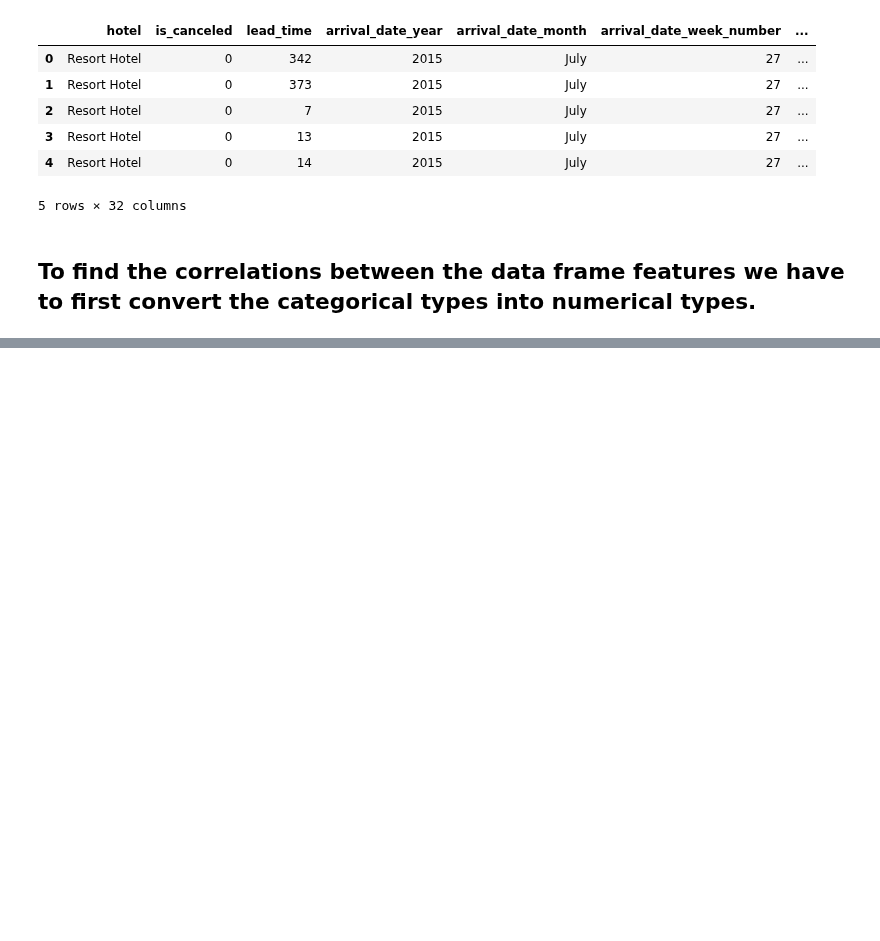
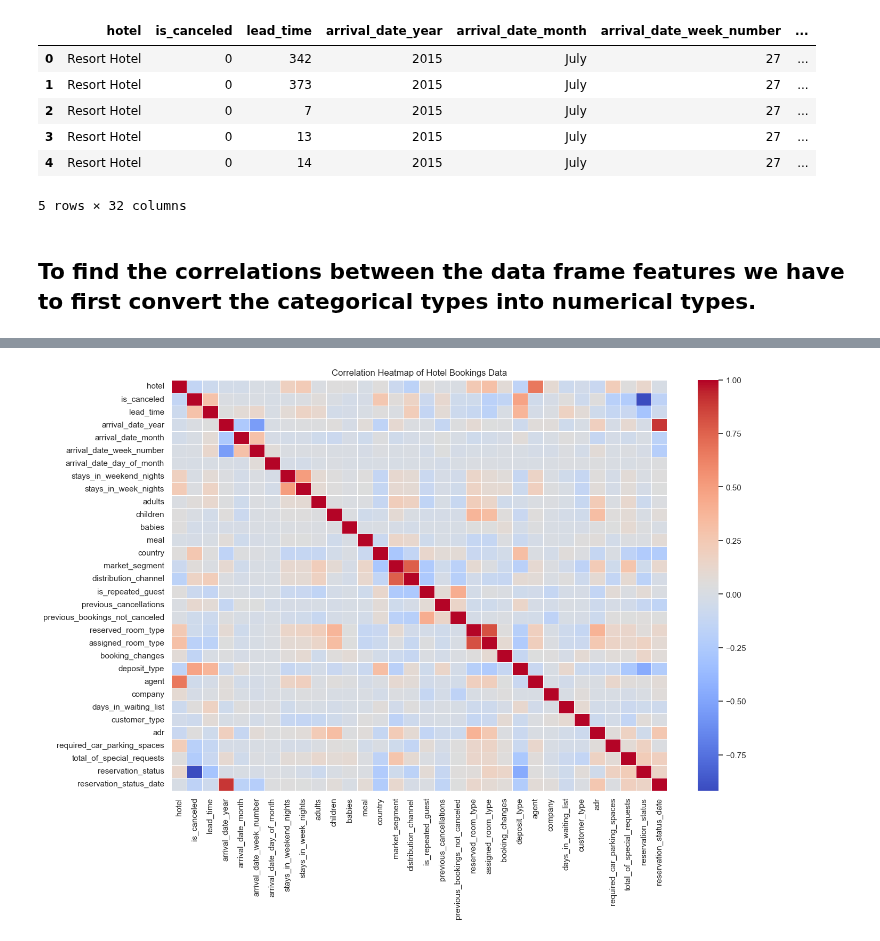
Before and after one commit to cmps460s24/mp-t9-amar-mohamed-osama-salman, a Jupyter notebook: project_new/project.ipynb, the cells around one changed output, grey strips where cells are left out. Cells and saved outputs as stored; diff of their text form; code cells hidden in the pictures; blank space fills up the shorter version.

Commit message:
heatmap

```diff
--- a/project_new/project.ipynb
+++ b/project_new/project.ipynb
@@ -798,0 +827,26 @@ df.head()
+# %%
+
+# Function to encode categorical columns
+def encode_categorical(df):
+    label_encoders = {}
+    for column in df.select_dtypes(include=['object']).columns:
+        le = LabelEncoder()
+        df[column] = le.fit_transform(df[column].astype(str))
+        label_encoders[column] = le
+    return df, label_encoders
+
+# Encode categorical columns
+# Convert categorical columns to numerical columns
+for column in hotel_bookings_encoded.select_dtypes(include=['category']):
+    hotel_bookings_encoded[column] = hotel_bookings_encoded[column].cat.codes
+
+# Fill missing values with median for each column
+hotel_bookings_encoded.fillna(hotel_bookings_encoded.median(), inplace=True)
+
+# Generate a heatmap
+plt.figure(figsize=(15, 10))
+sns.heatmap(correlation_matrix, annot=False, cmap='coolwarm', linewidths=.5)
+plt.title('Correlation Heatmap of Hotel Bookings Data')
+plt.show()
+# %% [output]
+[figure, added]
```
Also changed, not shown: parts of 5 cells of this notebook, 1 other file.
